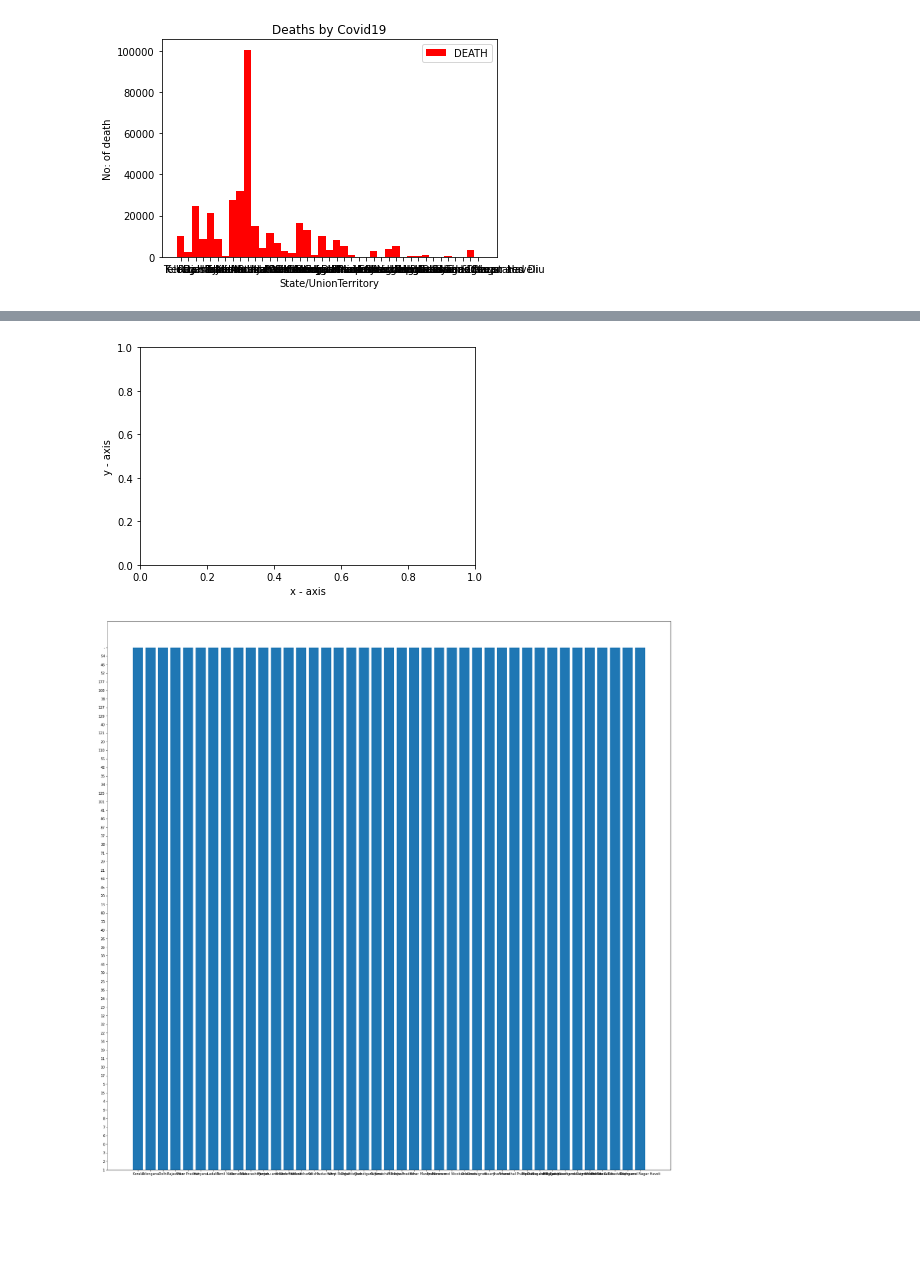
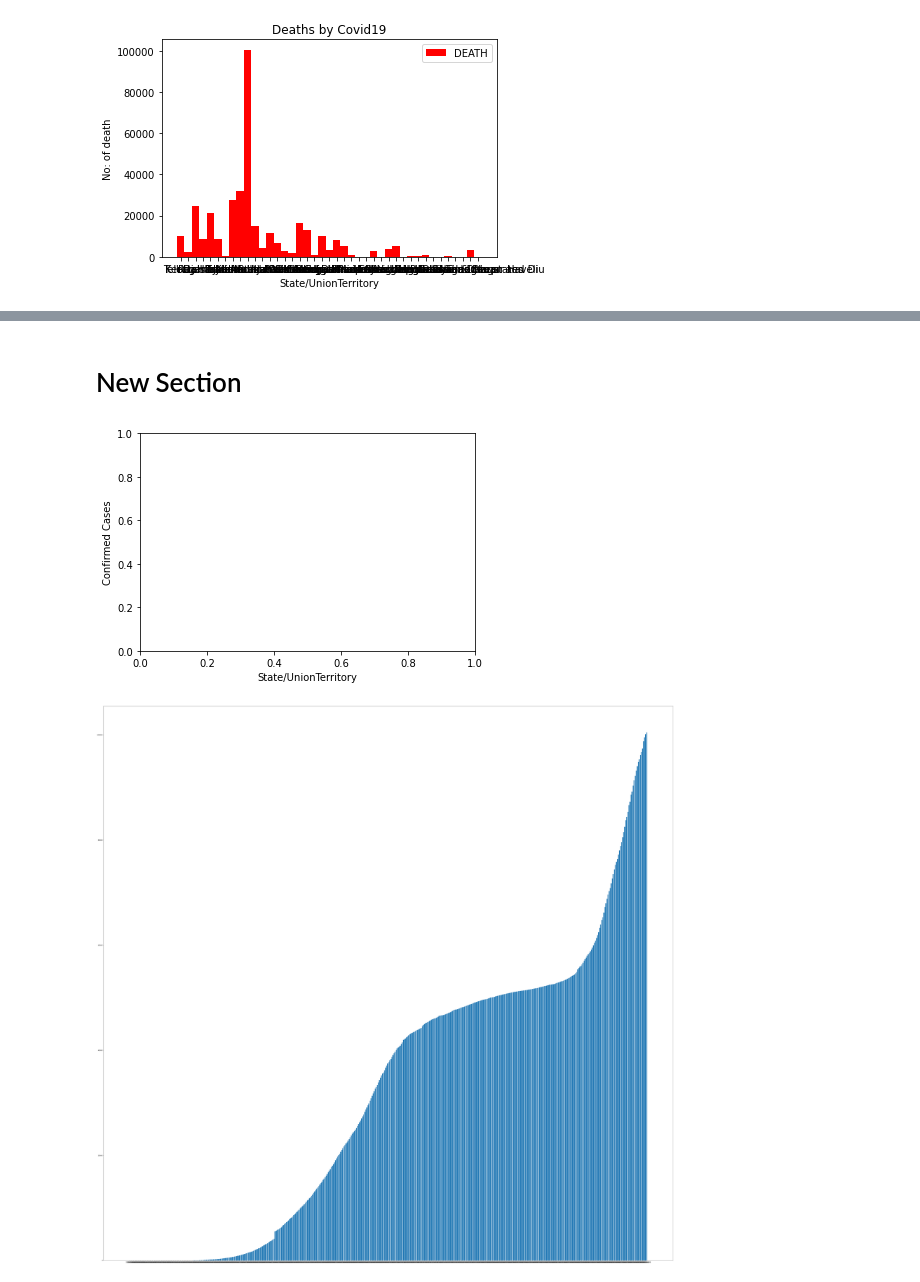
Before and after one commit to jacob-siby/DV_CovData, a Jupyter notebook: DV_cov_data.ipynb, the cells around one changed output, grey strips where cells are left out. Saved outputs shown, nothing was run; the diff lists cells and outputs as text; code cells hidden in the pictures; blank space fills up the shorter version.

```diff
--- a/DV_cov_data.ipynb
+++ b/DV_cov_data.ipynb
@@ -83,23 +120,27 @@ plt.show()
+# %% [markdown]
+# New Section
 # %%
 
-x=data['State/UnionTerritory']
-y=data['ConfirmedIndianNational']
-plt.xlabel('x - axis')
-plt.ylabel('y - axis')
+x=data['Date']
+y=data['Deaths']
+
+plt.xlabel('State/UnionTerritory')
+plt.ylabel('Confirmed Cases')
 
 
 # plotting a line plot after changing it's width and height
-f = plt.figure()
-f.set_figwidth(30)
-f.set_figheight(30)
+p = plt.figure()
+p.set_figwidth(70)
+p.set_figheight(70)
 
 
 plt.bar(x, y)
 
 plt.show()
+p.savefig('test2.png')
 # %% [output]
-[figure, old version]
+[figure, new version]
-[figure, old version]
+[figure, new version]
 # %%
 from matplotlib import colors
 from matplotlib.ticker import PercentFormatter
```
Also changed, not shown: parts of 7 cells of this notebook.
